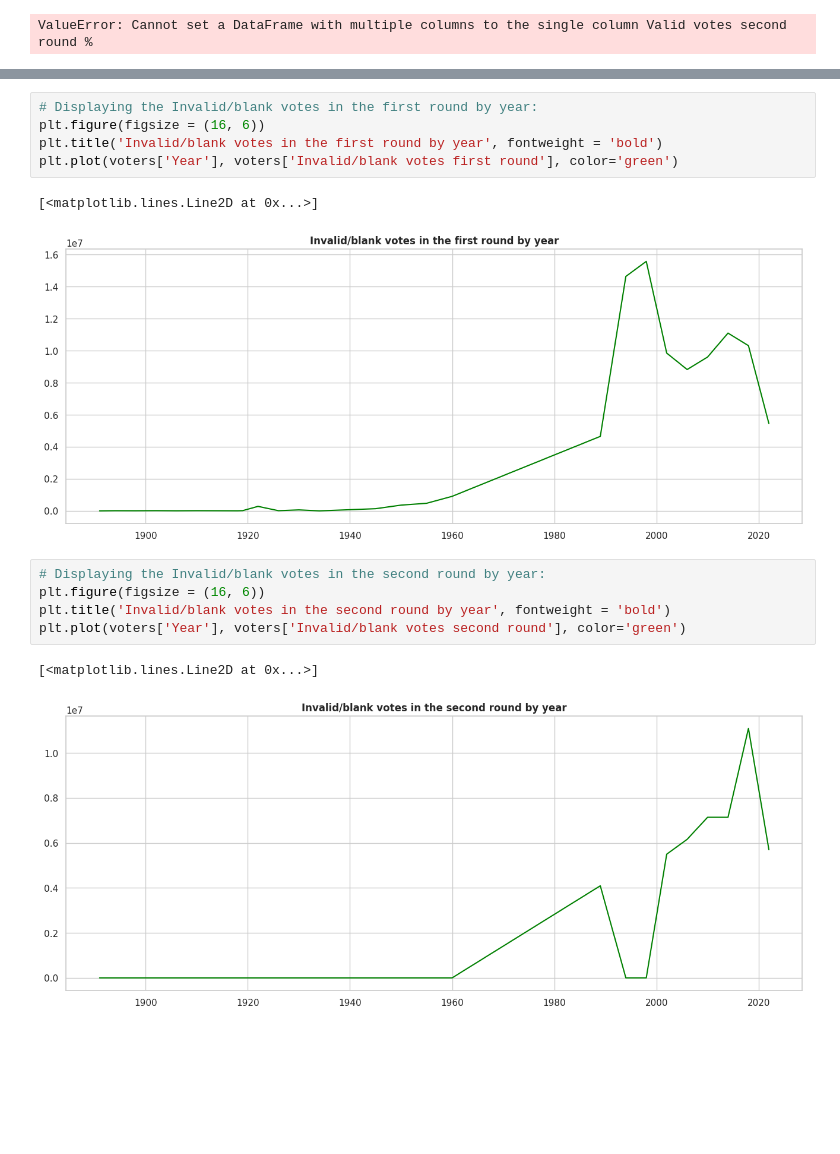
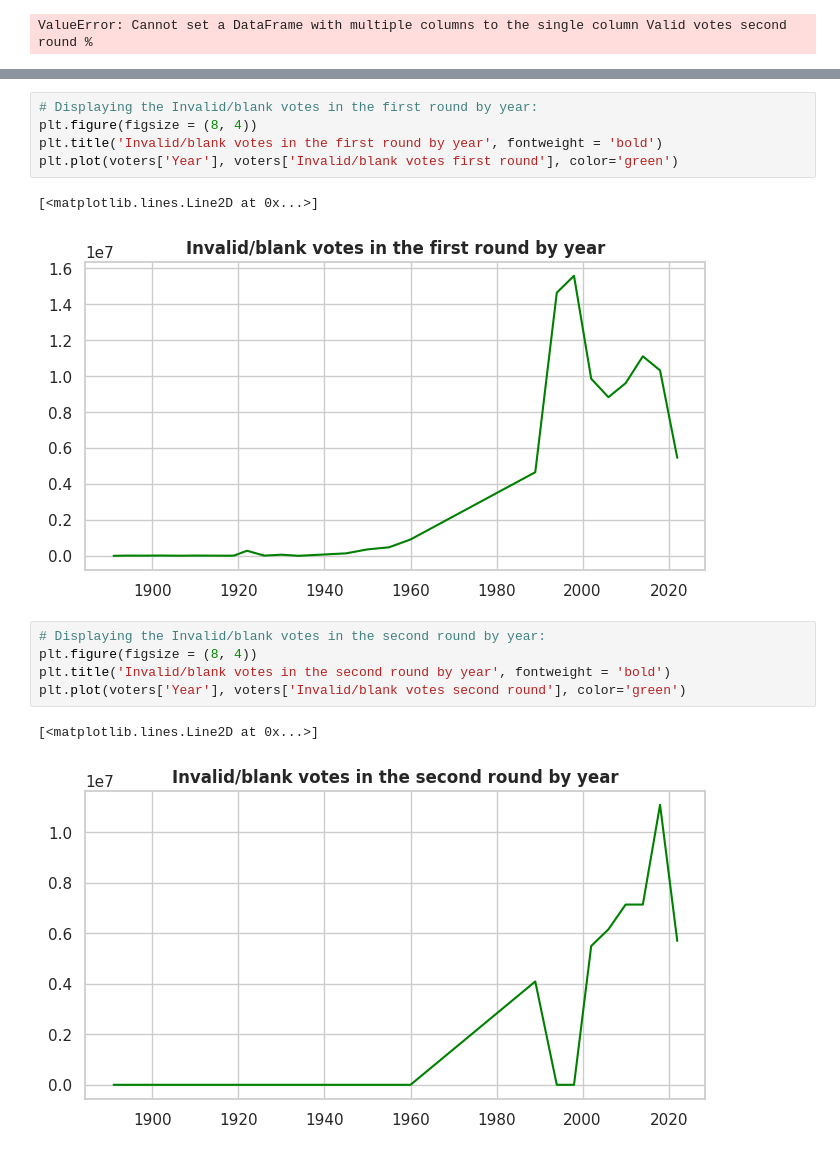
Before and after one commit to guilhermelaviola/BrazilianPresidentialElections, a Jupyter notebook: BrazilianPresidentialElections.ipynb, the cells around one changed output, grey strips where cells are left out. Drawn from its saved outputs; the diff is of its cells as text; blank space fills up the shorter version.

```diff
--- a/BrazilianPresidentialElections.ipynb
+++ b/BrazilianPresidentialElections.ipynb
@@ -201,18 +201,18 @@ plt.plot(voters['Year'], voters['Valid votes second round'], color='green')
 # %%
 # Displaying the Invalid/blank votes in the first round by year:
-plt.figure(figsize = (16, 6))
+plt.figure(figsize = (8, 4))
 plt.title('Invalid/blank votes in the first round by year', fontweight = 'bold')
 plt.plot(voters['Year'], voters['Invalid/blank votes first round'], color='green')
 # %% [output]
 [<matplotlib.lines.Line2D at 0x...>]
-[figure, old version]
+[figure, new version]
 # %%
 # Displaying the Invalid/blank votes in the second round by year:
-plt.figure(figsize = (16, 6))
+plt.figure(figsize = (8, 4))
 plt.title('Invalid/blank votes in the second round by year', fontweight = 'bold')
 plt.plot(voters['Year'], voters['Invalid/blank votes second round'], color='green')
 # %% [output]
 [<matplotlib.lines.Line2D at 0x...>]
-[figure, old version]
+[figure, new version]
 # %%
 # Displaying the Registered voters/turnout by year:
```
Also changed, not shown: parts of 4 cells of this notebook.
